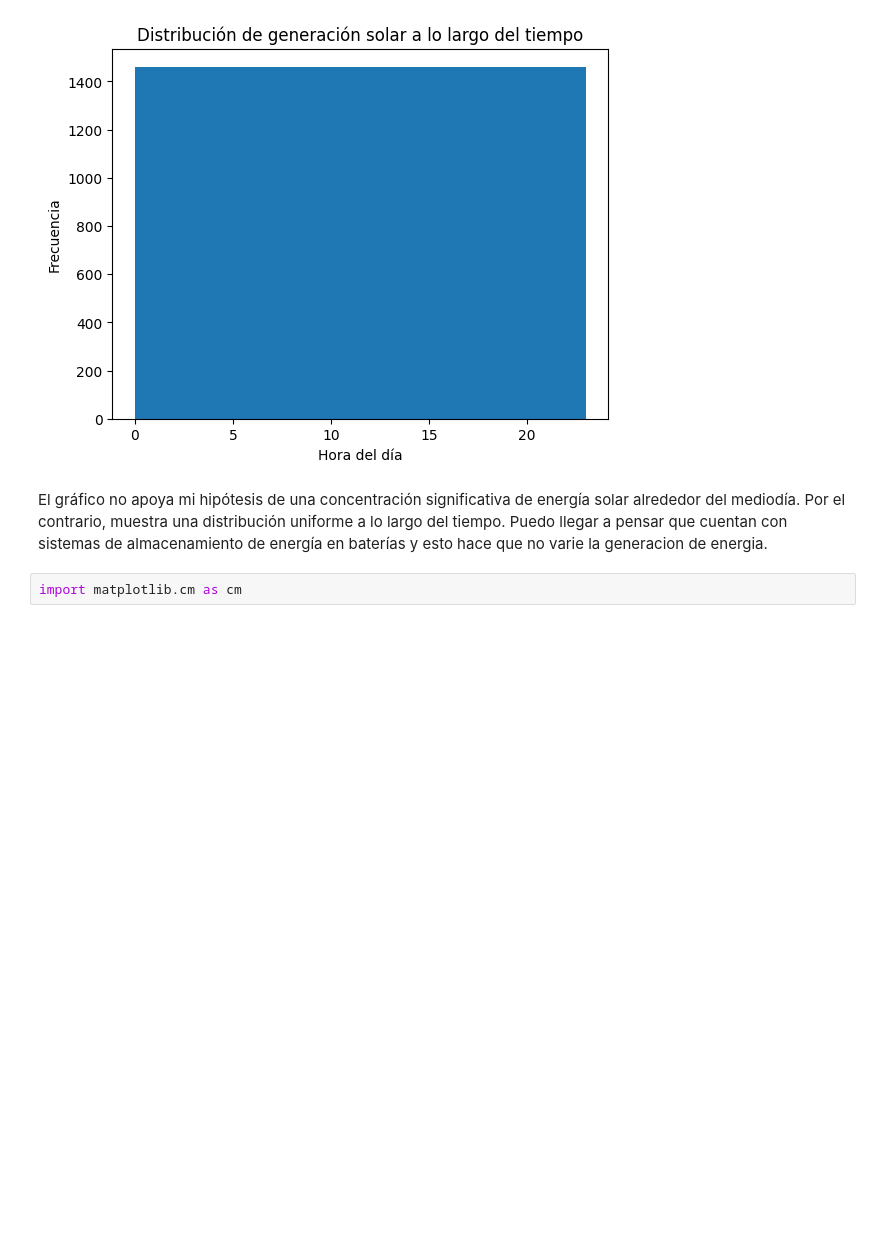
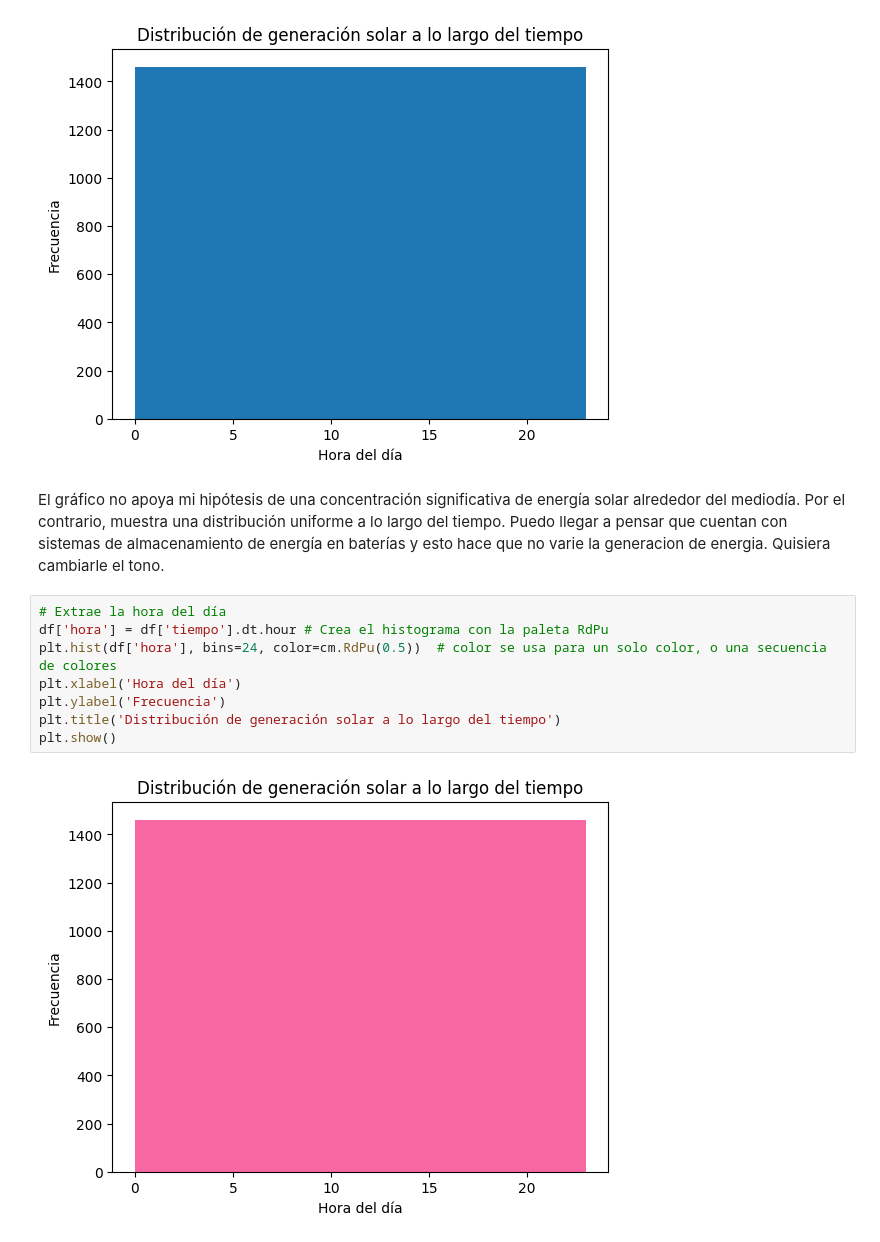
Before and after one commit to Rociosamudio/Machine-Learning-Data-Science-II, a Jupyter notebook: actividad_práctica_APIS_"LizRocio_SamudioRuiz”.ipynb, the cells around one changed output. Cells and saved outputs as stored; diff of their text form; blank space fills up the shorter version.

```diff
--- a/actividad_práctica_APIS_"LizRocio_SamudioRuiz”.ipynb
+++ b/actividad_práctica_APIS_"LizRocio_SamudioRuiz”.ipynb
@@ -778,5 +778,14 @@ plt.show()
 [figure]
 # %% [markdown]
 El gráfico no apoya mi hipótesis de una concentración significativa de energía solar alrededor del mediodía. Por el contrario, muestra una distribución uniforme a lo largo del tiempo. Puedo llegar a pensar que cuentan con sistemas de almacenamiento de energía en baterías y esto hace que no varie la generacion de energia.
+Quisiera cambiarle el tono.
-# %%
-import matplotlib.cm as cm
+# %%
+# Extrae la hora del día
+df['hora'] = df['tiempo'].dt.hour # Crea el histograma con la paleta RdPu
+plt.hist(df['hora'], bins=24, color=cm.RdPu(0.5))  # color se usa para un solo color, o una secuencia de colores
+plt.xlabel('Hora del día')
+plt.ylabel('Frecuencia')
+plt.title('Distribución de generación solar a lo largo del tiempo')
+plt.show()
+# %% [output]
+[figure, added]
```
Also changed, not shown: parts of 9 cells of this notebook.
